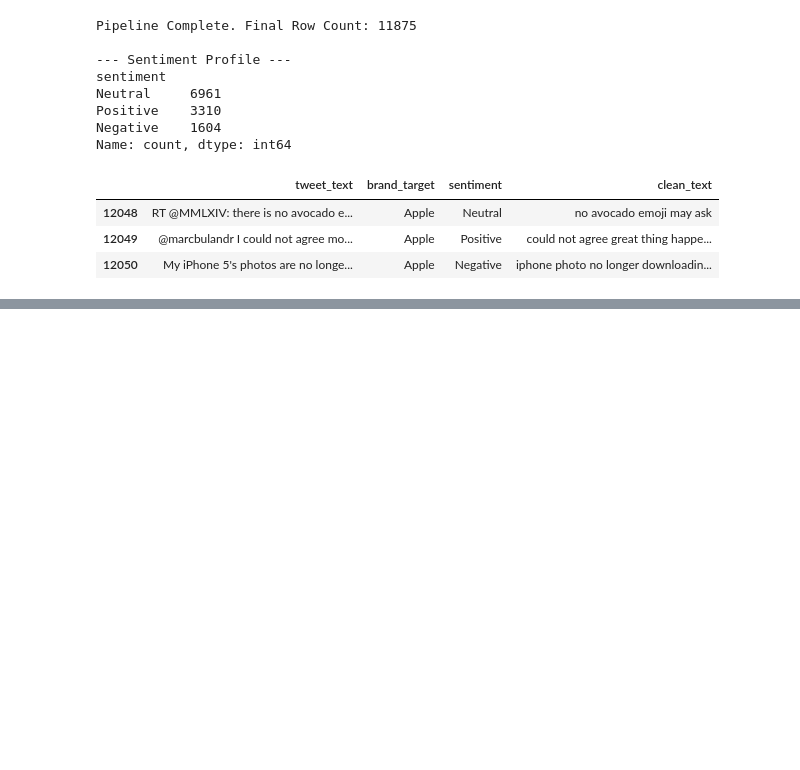
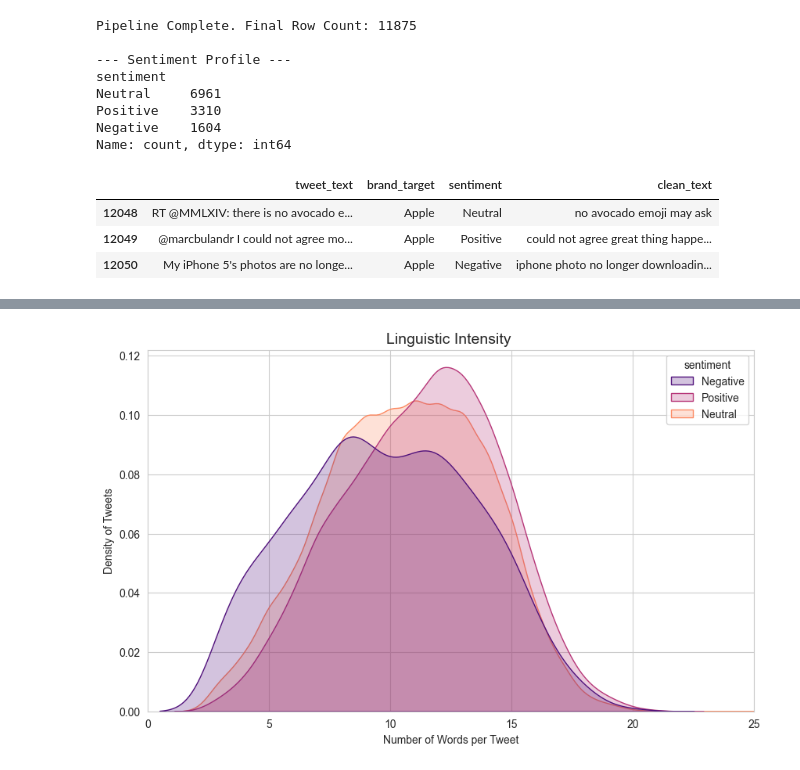
Before and after one commit to abelcholfavour/brand_sentinel, a Jupyter notebook: index.ipynb, the cells around one changed output, grey strips where cells are left out. Cells and saved outputs as stored; diff of their text form; code cells hidden in the pictures; blank space fills up the shorter version.

```diff
--- a/index.ipynb
+++ b/index.ipynb
@@ -522,0 +618,12 @@ df_final[['clean_text', 'sentiment', 'brand_target']].to_csv('cleaned_sentinel_d
+# %%
+# Analyzing if Crisis tweets are longer or more descriptive than others.
+df['word_count'] = df['clean_text'].astype(str).apply(lambda x: len(x.split()))
+plt.figure(figsize=(10, 6))
+sns.kdeplot(data=df, x='word_count', hue='sentiment', fill=True, palette='magma', common_norm=False)
+plt.title('Linguistic Intensity ', fontsize=14)
+plt.xlabel('Number of Words per Tweet')
+plt.ylabel('Density of Tweets')
+plt.xlim(0, 25)
+plt.show()
+# %% [output]
+[figure, added]
```
Also changed, not shown: parts of 12 cells of this notebook.
